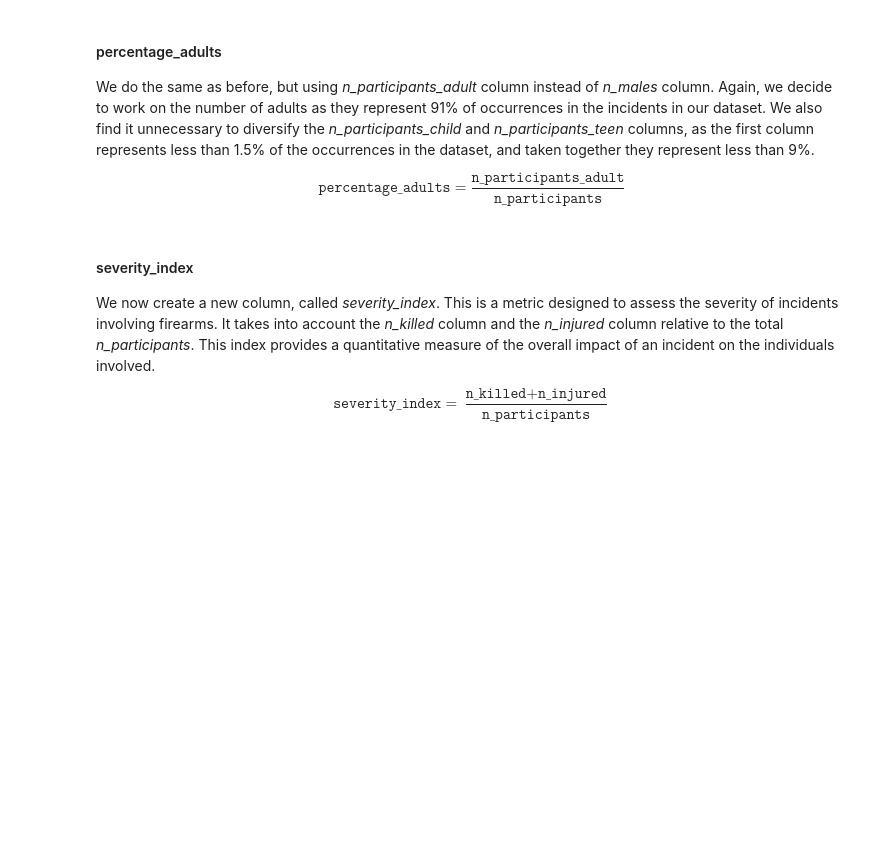
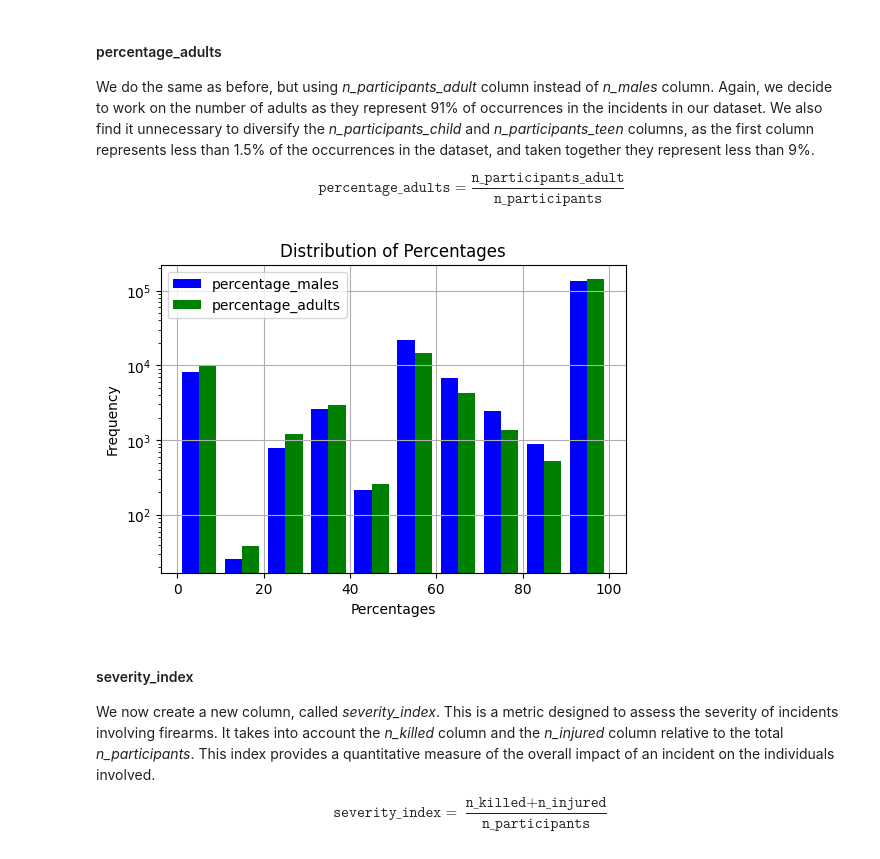
Before and after one commit to LoSpiri/DataMining, a Jupyter notebook: DM_GroupID_TASK1/task_1.ipynb, the cells around one changed output. Saved outputs shown, nothing was run; the diff lists cells and outputs as text; code cells hidden in the pictures; blank space fills up the shorter version.

```diff
--- a/DM_GroupID_TASK1/task_1.ipynb
+++ b/DM_GroupID_TASK1/task_1.ipynb
@@ -1775,6 +1798,12 @@ $$
 $$
 # %%
 incidents['percentage_adults'] = (incidents['n_participants_adult'] / incidents['n_participants']) * 100
+# %%
+histogram_func2(dataframe_to_plot=incidents, columns_to_plot=['percentage_males', 'percentage_adults'], figsize=(6, 4),
+               title="Distribution of Percentages", xlabel="Percentages", ylabel="Frequency",
+               show_grid=True, colors=['blue','green'], ylog=True)
+# %% [output]
+[figure, added]
 # %% [markdown]
 #### severity_index
 
```
Also changed, not shown: parts of 30 cells of this notebook.
